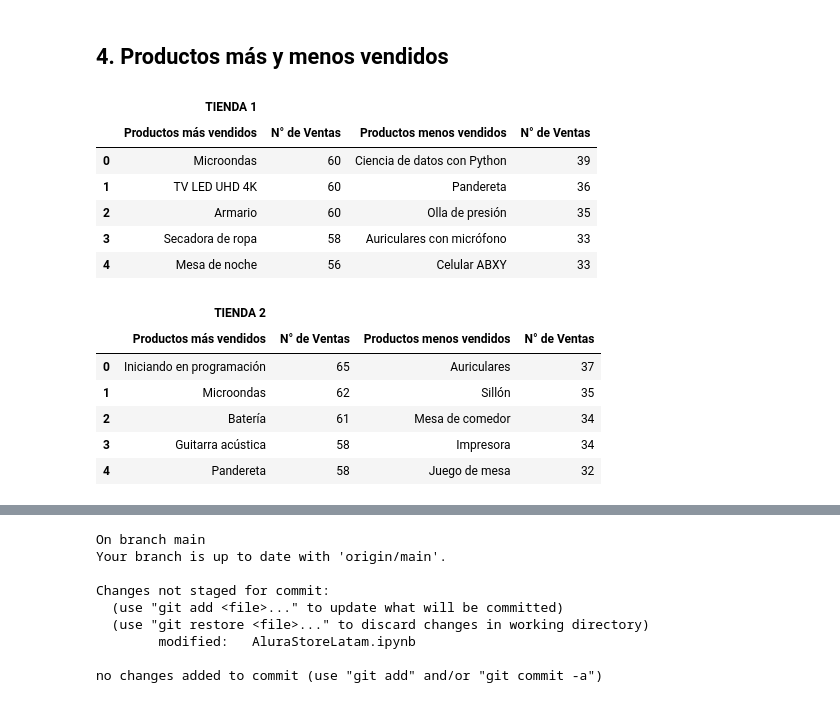
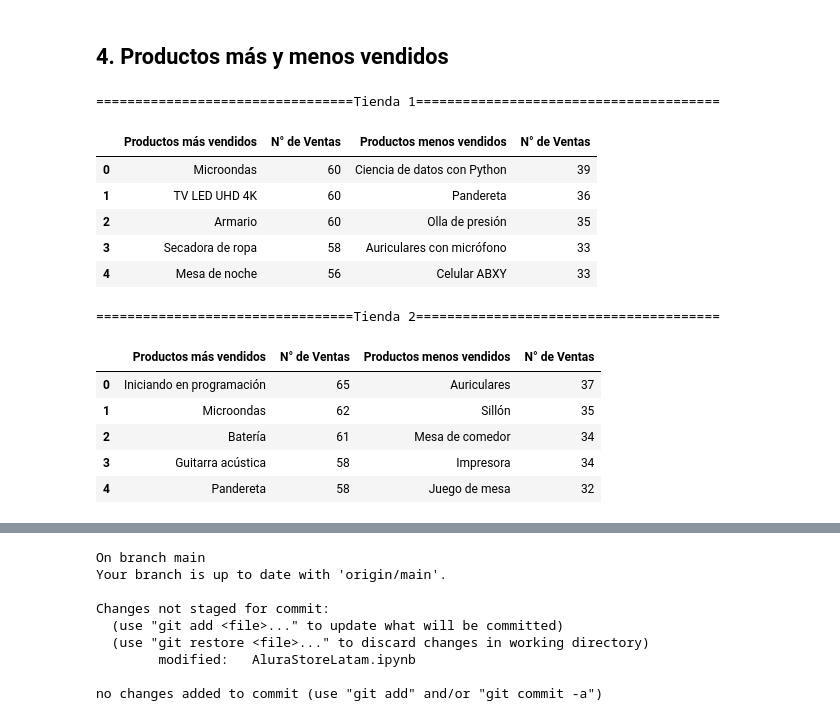
Before and after one commit to Omar05129/Alura-Store-Challengue, a Jupyter notebook: AluraStoreLatam.ipynb, the cells around one changed output, grey strips where cells are left out. Saved outputs shown, nothing was run; the diff lists cells and outputs as text; code cells hidden in the pictures.

Commit message:
Agrega actualizacion ventas por producto de cada tienda

```diff
--- a/AluraStoreLatam.ipynb
+++ b/AluraStoreLatam.ipynb
@@ -363,26 +368,23 @@ To https://github.com/Omar05129/Alura-Store-Challengue.git
 # %%
 #Identificar qué productos fueron los más vendidos y los menos vendidos en cada tienda.
 ventas_por_producto=tienda["Producto"].value_counts().to_frame()
 ventas_por_producto.columns = ["Tienda 1"]
 # Más vendidos
 mas_vendidos = ventas_por_producto.head(5).reset_index()
 
 # Menos vendidos
 menos_vendidos = ventas_por_producto.tail(5).reset_index()
 
 # Cambiar nombres de columnas
 mas_vendidos.columns = ["Productos más vendidos", "N° de Ventas"]
 menos_vendidos.columns = ["Productos menos vendidos", "N° de Ventas"]
 
 # Unir
 tabla_producto_tienda1 = pd.concat([mas_vendidos, menos_vendidos], axis=1)
-tabla_producto_tienda1.columns = pd.MultiIndex.from_tuples(
-    [("TIENDA 1", col) for col in tabla_producto_tienda1.columns]
-)
-
+print("=================================Tienda 1=======================================")
 tabla_producto_tienda1
 # %% [output]
+=================================Tienda 1=======================================
-|  | TIENDA 1 |  |  |  |
 |  | Productos más vendidos | N° de Ventas | Productos menos vendidos | N° de Ventas |
 | 0 | Microondas | 60 | Ciencia de datos con Python | 39 |
 | 1 | TV LED UHD 4K | 60 | Pandereta | 36 |
@@ -404,13 +406,10 @@ menos_vendidos2.columns = ["Productos menos vendidos", "N° de Ventas"]
 
 # Unir
 tabla_producto_tienda2 = pd.concat([mas_vendidos2, menos_vendidos2], axis=1)
-tabla_producto_tienda2.columns = pd.MultiIndex.from_tuples(
-    [("TIENDA 2", col) for col in tabla_producto_tienda2.columns]
-)
-
+print("=================================Tienda 2=======================================")
 tabla_producto_tienda2
 # %% [output]
+=================================Tienda 2=======================================
-|  | TIENDA 2 |  |  |  |
 |  | Productos más vendidos | N° de Ventas | Productos menos vendidos | N° de Ventas |
 | 0 | Iniciando en programación | 65 | Auriculares | 37 |
 | 1 | Microondas | 62 | Sillón | 35 |
```
Also changed, not shown: parts of 5 cells of this notebook.
